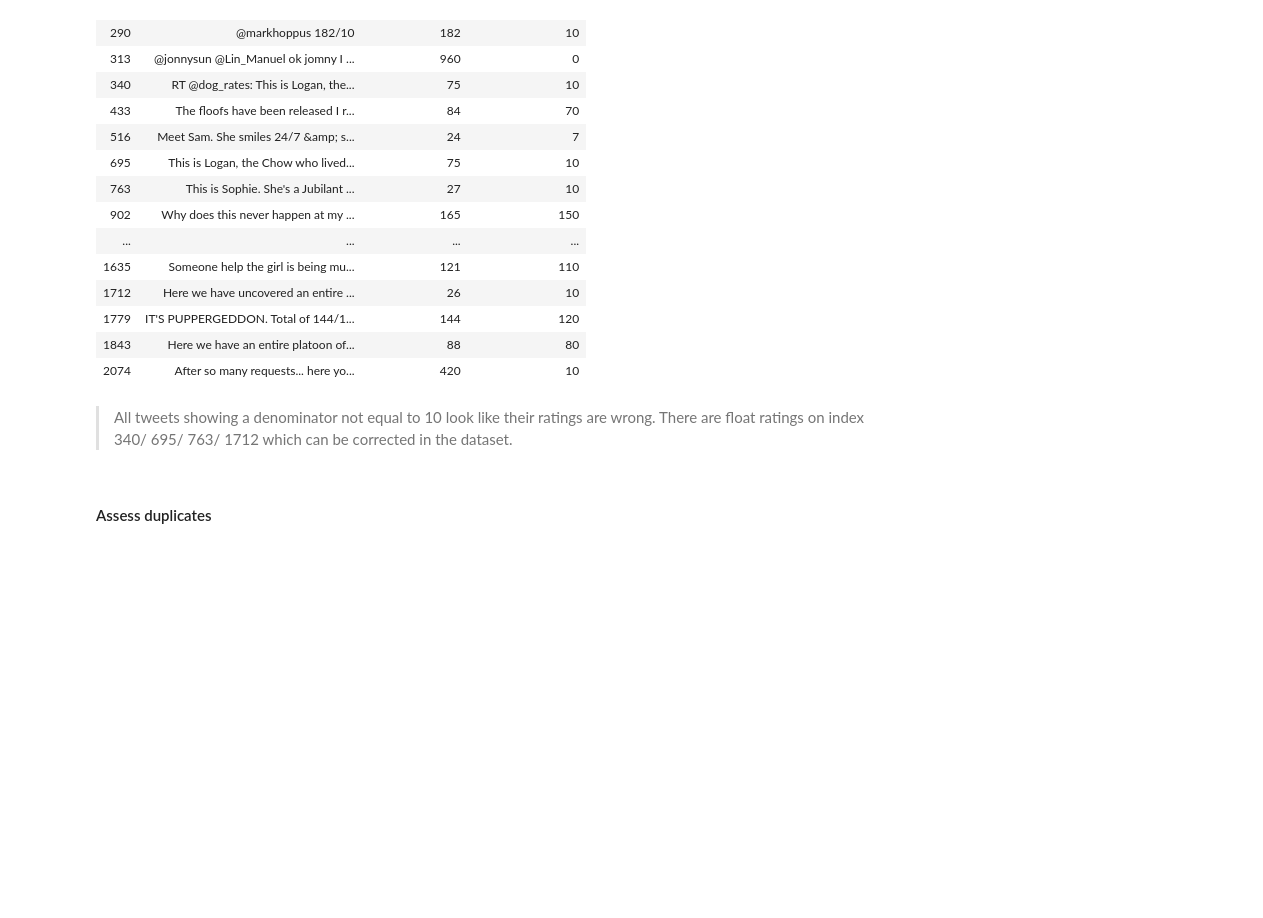
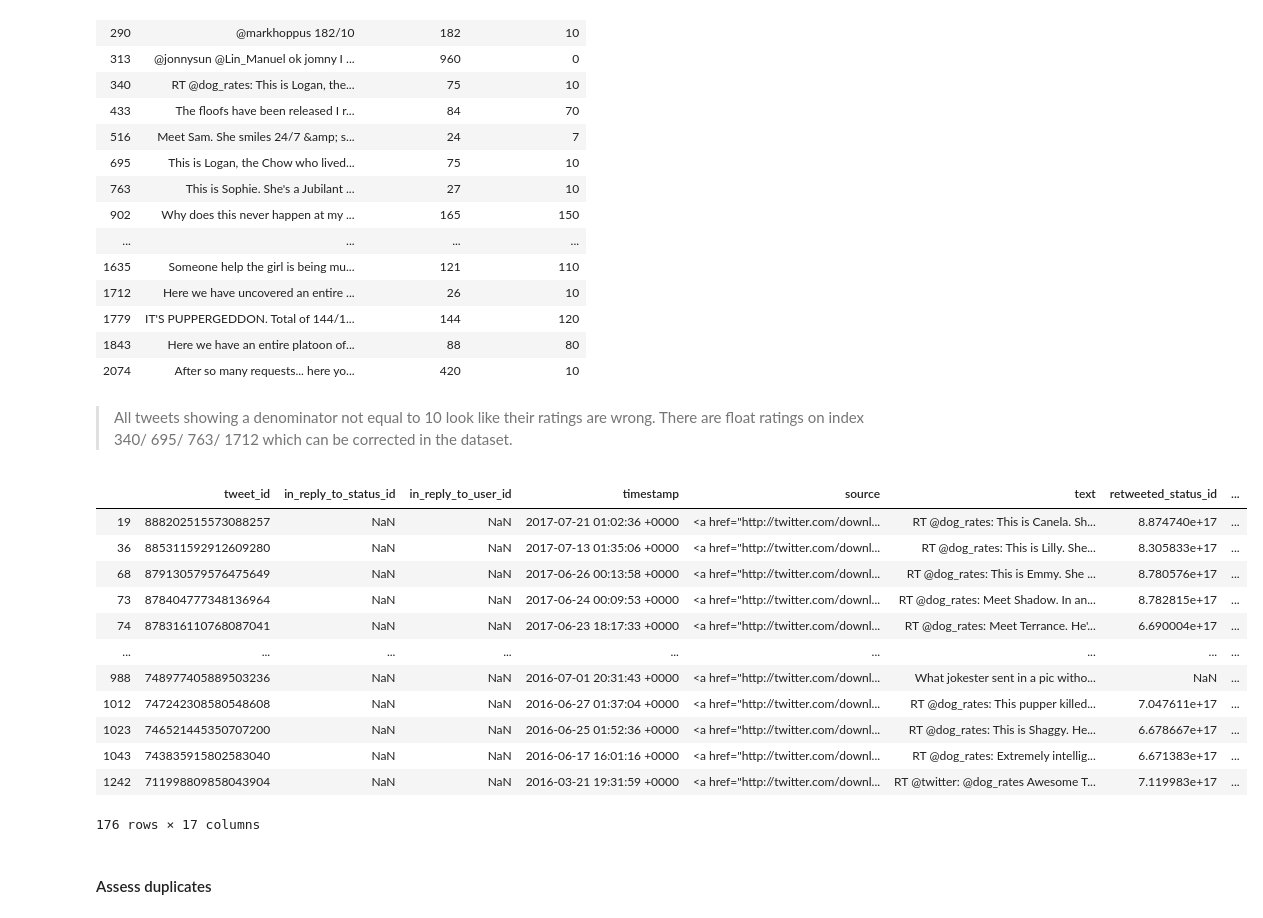
Before and after one commit to LauranneKer/Wrangle-and-analyze-data, a Jupyter notebook: wrangle_act.ipynb, the cells around one changed output. Drawn from its saved outputs; the diff is of its cells as text; code cells hidden in the pictures; blank space fills up the shorter version.

```diff
--- a/wrangle_act.ipynb
+++ b/wrangle_act.ipynb
@@ -458,6 +476,22 @@ df_twit_archive.query('rating_numerator > 0')[['text', 'rating_numerator', 'rati
 | 2074 | After so many requests... here yo... | 420 | 10 |
 # %% [markdown]
 > All tweets showing a denominator not equal to 10 look like their ratings are wrong. There are float ratings on index 340/ 695/ 763/ 1712 which can be corrected in the dataset.
+# %%
+df_twit_archive[df_twit_archive.text.str.contains("@dog_rates")]
+# %% [output]
+|  | tweet_id | in_reply_to_status_id | in_reply_to_user_id | timestamp | source | text | retweeted_status_id | ... |
+| 19 | 888202515573088257 | NaN | NaN | 2017-07-21 01:02:36 +0000 | <a href="http://twitter.com/downl... | RT @dog_rates: This is Canela. Sh... | 8.874740e+17 | ... |
+| 36 | 885311592912609280 | NaN | NaN | 2017-07-13 01:35:06 +0000 | <a href="http://twitter.com/downl... | RT @dog_rates: This is Lilly. She... | 8.305833e+17 | ... |
+| 68 | 879130579576475649 | NaN | NaN | 2017-06-26 00:13:58 +0000 | <a href="http://twitter.com/downl... | RT @dog_rates: This is Emmy. She ... | 8.780576e+17 | ... |
+| 73 | 878404777348136964 | NaN | NaN | 2017-06-24 00:09:53 +0000 | <a href="http://twitter.com/downl... | RT @dog_rates: Meet Shadow. In an... | 8.782815e+17 | ... |
+| 74 | 878316110768087041 | NaN | NaN | 2017-06-23 18:17:33 +0000 | <a href="http://twitter.com/downl... | RT @dog_rates: Meet Terrance. He'... | 6.690004e+17 | ... |
+| ... | ... | ... | ... | ... | ... | ... | ... | ... |
+| 988 | 748977405889503236 | NaN | NaN | 2016-07-01 20:31:43 +0000 | <a href="http://twitter.com/downl... | What jokester sent in a pic witho... | NaN | ... |
+| 1012 | 747242308580548608 | NaN | NaN | 2016-06-27 01:37:04 +0000 | <a href="http://twitter.com/downl... | RT @dog_rates: This pupper killed... | 7.047611e+17 | ... |
+| 1023 | 746521445350707200 | NaN | NaN | 2016-06-25 01:52:36 +0000 | <a href="http://twitter.com/downl... | RT @dog_rates: This is Shaggy. He... | 6.678667e+17 | ... |
+| 1043 | 743835915802583040 | NaN | NaN | 2016-06-17 16:01:16 +0000 | <a href="http://twitter.com/downl... | RT @dog_rates: Extremely intellig... | 6.671383e+17 | ... |
+| 1242 | 711998809858043904 | NaN | NaN | 2016-03-21 19:31:59 +0000 | <a href="http://twitter.com/downl... | RT @twitter: @dog_rates Awesome T... | 7.119983e+17 | ... |
+176 rows × 17 columns
 # %% [markdown]
 #### Assess duplicates
 # %%
```
Also changed, not shown: parts of 70 cells of this notebook.
